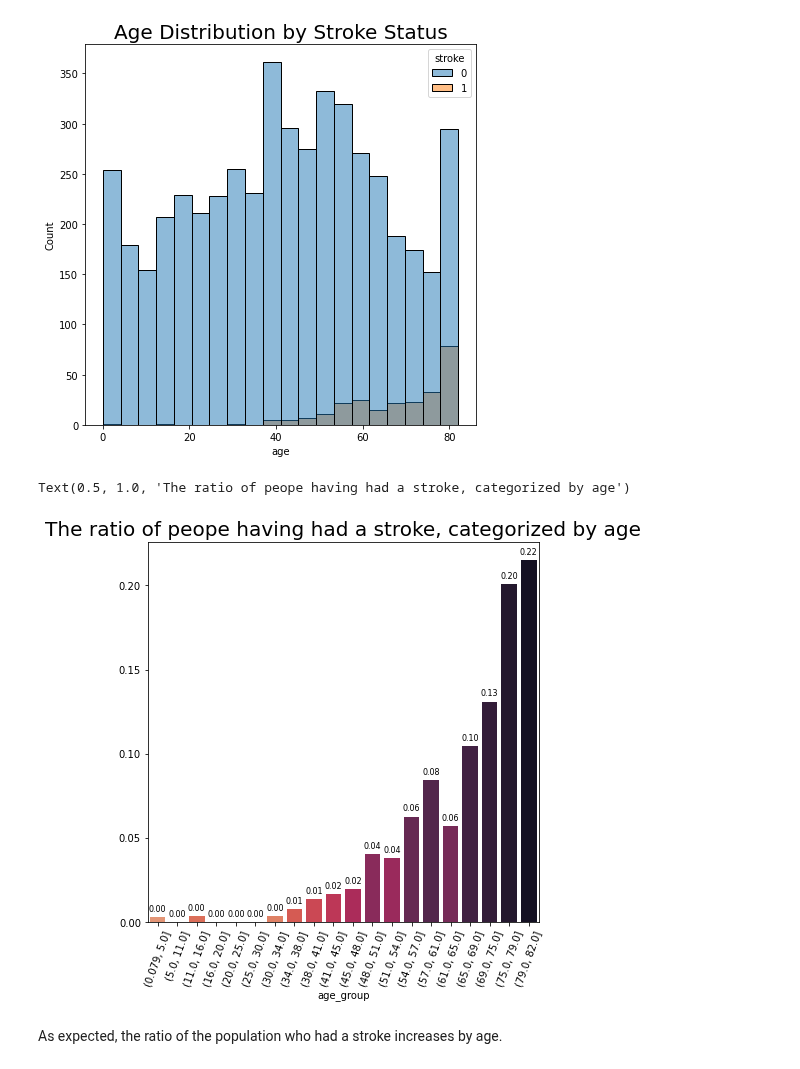
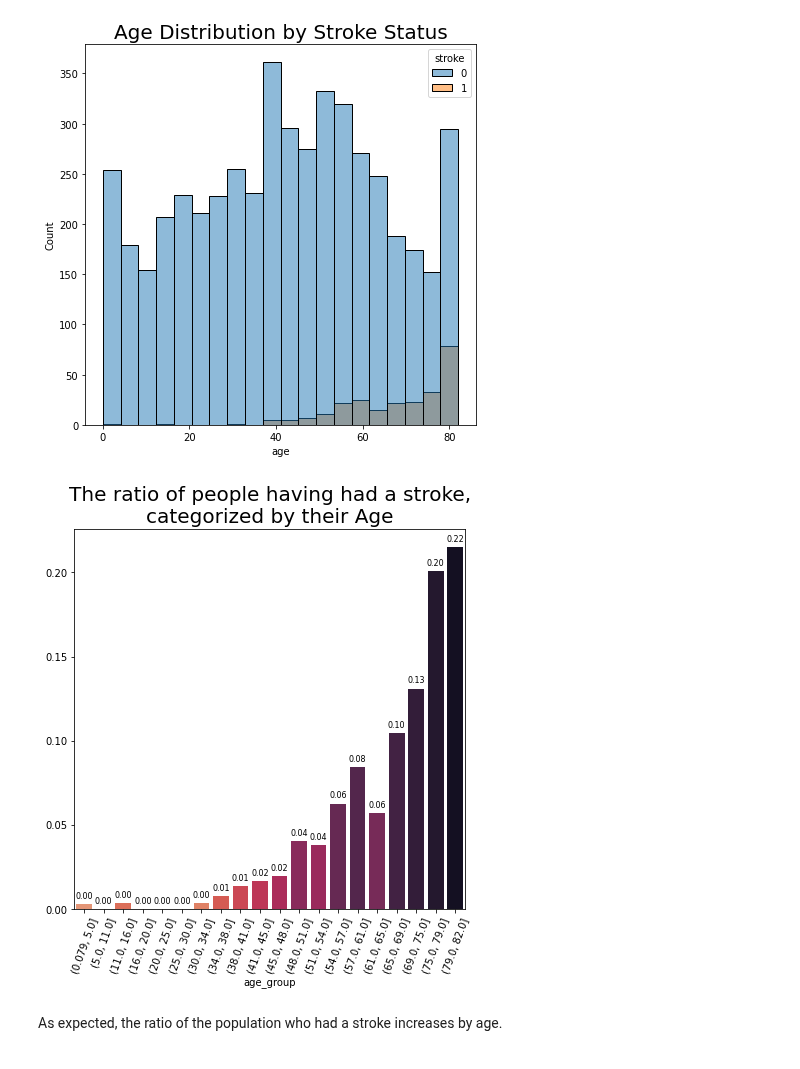
Before and after one commit to bori00/Stroke-Predictor, a Jupyter notebook: Stroke_Predictor.ipynb, the cells around one changed output. Cells and saved outputs as stored; diff of their text form; code cells hidden in the pictures.

```diff
--- a/Stroke_Predictor.ipynb
+++ b/Stroke_Predictor.ipynb
@@ -66,0 +91,20 @@ stroke_df.describe()
+# %%
+def plot_continuous_variable_stroke_ratio(df, var_name, no_quantiles, title, xticks_rotation=0):
+  stroke_df_group = stroke_df.copy()
+  stroke_df_group[var_name+"_group"] = pd.qcut(stroke_df_group[var_name], q=no_quantiles)
+  stroke_ratio_per_var_group = stroke_df_group.groupby([var_name+"_group"]).apply(lambda age_group: age_group["stroke"].sum() / age_group["stroke"].count())
+  fig, ax = plt.subplots(figsize=def_fig_size)
+  pal = sns.color_palette("rocket", len(stroke_ratio_per_var_group))
+  rank = stroke_ratio_per_var_group.argsort().argsort()   # http://stackoverflow.com/a/6266510/1628638
+  plots = sns.barplot(x = stroke_ratio_per_var_group.index, y = stroke_ratio_per_var_group.values, ax = ax, palette = np.array(pal[::-1])[rank])
+
+  # Iterrating over the bars one-by-one to add annotations
+  for bar in plots.patches:
+      plots.annotate(format(bar.get_height(), '.2f'),
+                    (bar.get_x() + bar.get_width() / 2,
+                      bar.get_height()), ha='center', va='center',
+                    size=8, xytext=(0, 8),
+                    textcoords='offset points')
+
+  plt.xticks(rotation=xticks_rotation)
+  plt.title(title, size = def_title_size)
@@ -138,28 +181,10 @@ plt.title("Age Distribution by Stroke Status", size = def_title_size)
 # %% [output]
 Text(0.5, 1.0, 'Age Distribution by Stroke Status')
 [figure]
-# %%
-stroke_df_group = stroke_df.copy()
-stroke_df_group["age_group"] = pd.qcut(stroke_df_group["age"], q=20)
-stroke_ratio_per_age_group = stroke_df_group.groupby(["age_group"]).apply(lambda age_group: age_group["stroke"].sum() / age_group["stroke"].count())
-fig, ax = plt.subplots(figsize=def_fig_size)
-pal = sns.color_palette("rocket", len(stroke_ratio_per_age_group))
-rank = stroke_ratio_per_age_group.argsort().argsort()   # http://stackoverflow.com/a/6266510/1628638
-plots = sns.barplot(x = stroke_ratio_per_age_group.index, y = stroke_ratio_per_age_group.values, ax = ax, palette = np.array(pal[::-1])[rank])
-
-# Iterrating over the bars one-by-one to add annotations
-for bar in plots.patches:
-    plots.annotate(format(bar.get_height(), '.2f'),
-                   (bar.get_x() + bar.get_width() / 2,
-                    bar.get_height()), ha='center', va='center',
-                   size=8, xytext=(0, 8),
-                   textcoords='offset points')
-
-plt.xticks(rotation=70)
-plt.title("The ratio of peope having had a stroke, categorized by age", size = def_title_size)
-# %% [output]
-Text(0.5, 1.0, 'The ratio of peope having had a stroke, categorized by age')
-[figure, removed]
+# %%
+plot_continuous_variable_stroke_ratio(stroke_df, "age", 20, "The ratio of people having had a stroke,\ncategorized by their Age", 70)
+# %% [output]
+[figure, added]
 # %% [markdown]
 As expected, the ratio of the population who had a stroke increases by age.
 # %% [markdown]
```
Also changed, not shown: parts of 18 cells of this notebook.
